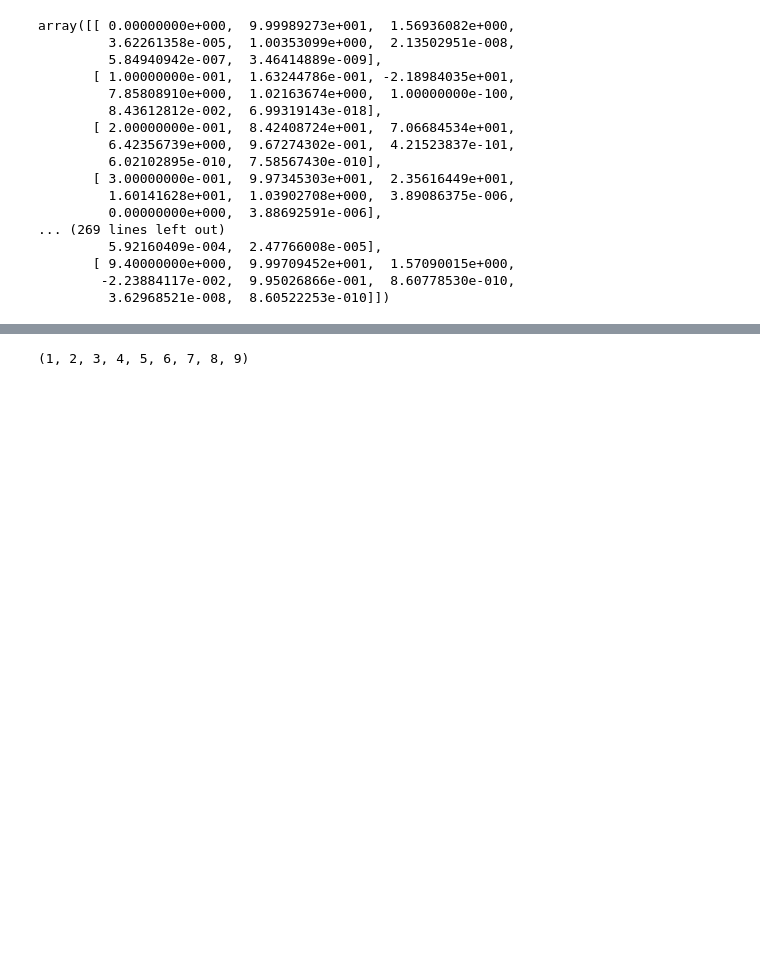
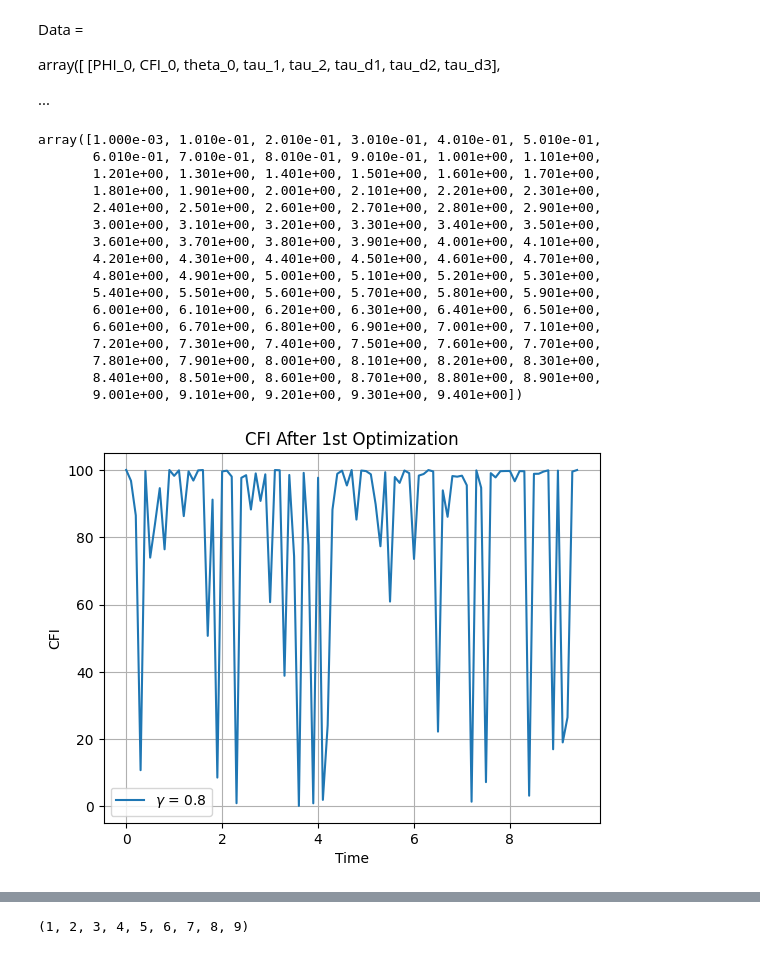
Before and after one commit to iridescent0923/Quantum_Optimization, a Jupyter notebook: Pennylane_Workspace/Metrology/CFI_optimize/Complete/2-qubit/CFI_Dephase_SLSQP_2.ipynb, the cells around one changed output, grey strips where cells are left out. Saved outputs shown, nothing was run; the diff lists cells and outputs as text; code cells hidden in the pictures; blank space fills up the shorter version.

Commit message:
Iter_1_with_plot

```diff
--- a/Pennylane_Workspace/Metrology/CFI_optimize/Complete/2-qubit/CFI_Dephase_SLSQP_2.ipynb
+++ b/Pennylane_Workspace/Metrology/CFI_optimize/Complete/2-qubit/CFI_Dephase_SLSQP_2.ipynb
@@ -25,8 +25,9 @@ Paras_global, Phi_global, Gamma_ps  = np_.zeros(6), 0, 0
 
 # Return one by one
 def Dephase_factor(tau):
-    Cal_dephase = 1 - np.exp(-2 * tau)
-    return Cal_dephase
+    Calculate_Dephase = 1 - np.exp(-2 * tau)
+
+    return Calculate_Dephase
 # %%
 # Generate circuit
 
@@ -120,4 +158,5 @@ Dephase_factor(10)
 # %%
+# == SLSQP -> Return Data_set:[phi, CFI, 6-Paras] ==
 def SLSQP(Sweep_Data, paras, gamma_ps_select):
     # Create Data array
     PHI_generated = np_.arange(Sweep_Data[0], Sweep_Data[1], Sweep_Data[2])
@@ -133,7 +172,6 @@ def SLSQP(Sweep_Data, paras, gamma_ps_select):
     global Gamma_ps, Phi_global, Paras_global
     Gamma_ps = gamma_ps_select
 
-
     # Optimize begin
     for i in range(len(PHI)):
         # Assign global phi from Generated PHI array
@@ -142,40 +180,60 @@ def SLSQP(Sweep_Data, paras, gamma_ps_select):
         # Assign global paras for each phi
 
         # Set constraints for gamma_from_tau
-        bounds = [(-float('inf'), float('inf'))] * 3 + [(1e-100, 10), (1e-100, 10), (1e-100, 10)]
+        tau_upper = 18
+        Constraints = [(-float('inf'), float('inf'))] * 3 + [(1e-100, tau_upper), (1e-100, tau_upper), (1e-100, tau_upper)]
 
         Paras_global = paras
-        Result_SLSQP = sp.optimize.minimize(Cost_function, np_.array([1,1,1,0.1,0.1,0.1]), method = 'SLSQP', bounds = bounds)
+        Result_SLSQP = sp.optimize.minimize(Cost_function, np_.array([1, 1, 1, 0.1, 0.1, 0.1]), method = 'SLSQP', bounds = Constraints)
         Data[i][CFI_INDEX] = -Result_SLSQP.fun
 
+        # Store data in array
         for j in range(len(paras)):
             Data[i][PARAS_INDEX + j] = Result_SLSQP.x[j]
 
     return Data
+# %% [markdown]
+Data =
+
+array([ [PHI_0, CFI_0, theta_0, tau_1, tau_2, tau_d1, tau_d2, tau_d3],
+
+...
 # %%
+# == Fixed to gamma_ps = 0.8 ==
 # == Sweep for 0 ~ pi*3 ==
-Sweep_data = np_.array([0, np.pi*3, 0.1])
+Sweep_data = np_.array([1e-3, np.pi * 3 + 1e-3, 1e-1])
 Para_init = np_.array([1, 1, 1, 1e-1, 1e-1, 1e-1])
-Gamma_ps_set = 0.8
+Gamma_ps_preset = 0.8
 
-Optimized_Result = SLSQP(Sweep_data, Para_init, Gamma_ps_set)
+Optimized_Result = SLSQP(Sweep_data, Para_init, Gamma_ps_preset)
 # %%
-Optimized_Result
+Optimized_Result[:,0]
 # %% [output]
-array([[ 0.00000000e+000,  9.99989273e+001,  1.56936082e+000,
-         3.62261358e-005,  1.00353099e+000,  2.13502951e-008,
-         5.84940942e-007,  3.46414889e-009],
-       [ 1.00000000e-001,  1.63244786e-001, -2.18984035e+001,
-         7.85808910e+000,  1.02163674e+000,  1.00000000e-100,
-         8.43612812e-002,  6.99319143e-018],
-       [ 2.00000000e-001,  8.42408724e+001,  7.06684534e+001,
-         6.42356739e+000,  9.67274302e-001,  4.21523837e-101,
-         6.02102895e-010,  7.58567430e-010],
-       [ 3.00000000e-001,  9.97345303e+001,  2.35616449e+001,
-         1.60141628e+001,  1.03902708e+000,  3.89086375e-006,
-         0.00000000e+000,  3.88692591e-006],
-... (269 lines left out)
-         5.92160409e-004,  2.47766008e-005],
-       [ 9.40000000e+000,  9.99709452e+001,  1.57090015e+000,
-        -2.23884117e-002,  9.95026866e-001,  8.60778530e-010,
-         3.62968521e-008,  8.60522253e-010]])
+array([1.000e-03, 1.010e-01, 2.010e-01, 3.010e-01, 4.010e-01, 5.010e-01,
+       6.010e-01, 7.010e-01, 8.010e-01, 9.010e-01, 1.001e+00, 1.101e+00,
+       1.201e+00, 1.301e+00, 1.401e+00, 1.501e+00, 1.601e+00, 1.701e+00,
+       1.801e+00, 1.901e+00, 2.001e+00, 2.101e+00, 2.201e+00, 2.301e+00,
+       2.401e+00, 2.501e+00, 2.601e+00, 2.701e+00, 2.801e+00, 2.901e+00,
+       3.001e+00, 3.101e+00, 3.201e+00, 3.301e+00, 3.401e+00, 3.501e+00,
+       3.601e+00, 3.701e+00, 3.801e+00, 3.901e+00, 4.001e+00, 4.101e+00,
+       4.201e+00, 4.301e+00, 4.401e+00, 4.501e+00, 4.601e+00, 4.701e+00,
+       4.801e+00, 4.901e+00, 5.001e+00, 5.101e+00, 5.201e+00, 5.301e+00,
+       5.401e+00, 5.501e+00, 5.601e+00, 5.701e+00, 5.801e+00, 5.901e+00,
+       6.001e+00, 6.101e+00, 6.201e+00, 6.301e+00, 6.401e+00, 6.501e+00,
+       6.601e+00, 6.701e+00, 6.801e+00, 6.901e+00, 7.001e+00, 7.101e+00,
+       7.201e+00, 7.301e+00, 7.401e+00, 7.501e+00, 7.601e+00, 7.701e+00,
+       7.801e+00, 7.901e+00, 8.001e+00, 8.101e+00, 8.201e+00, 8.301e+00,
+       8.401e+00, 8.501e+00, 8.601e+00, 8.701e+00, 8.801e+00, 8.901e+00,
+       9.001e+00, 9.101e+00, 9.201e+00, 9.301e+00, 9.401e+00])
+# %%
+Data_x, Data_CFI = Optimized_Result[:, 0], Optimized_Result[:, 1]
+# %%
+# == Temporary Plot for gamma_ps = 0.8
+plt.plot(Data_x, Data_CFI, label = f'$\gamma$ = {Gamma_ps_preset}')
+plt.title('CFI After 1st Optimization')
+plt.xlabel('Time')
+plt.ylabel('CFI')
+plt.legend()
+plt.grid()
+# %% [output]
+[figure, added]
```
Also changed, not shown: parts of 10 cells of this notebook.
